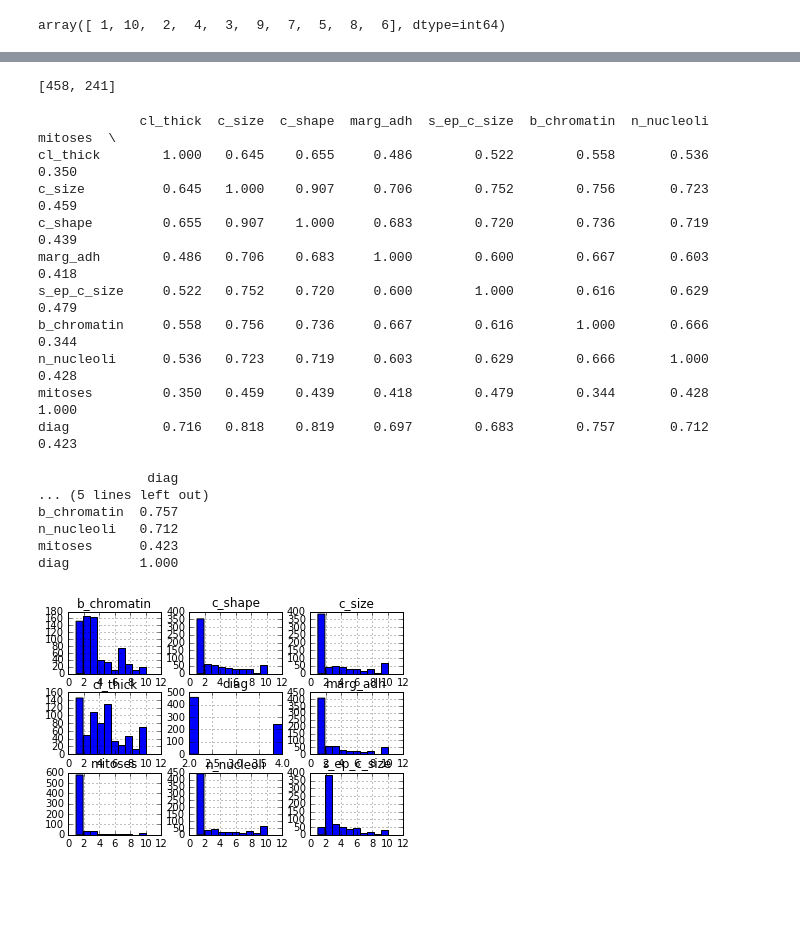
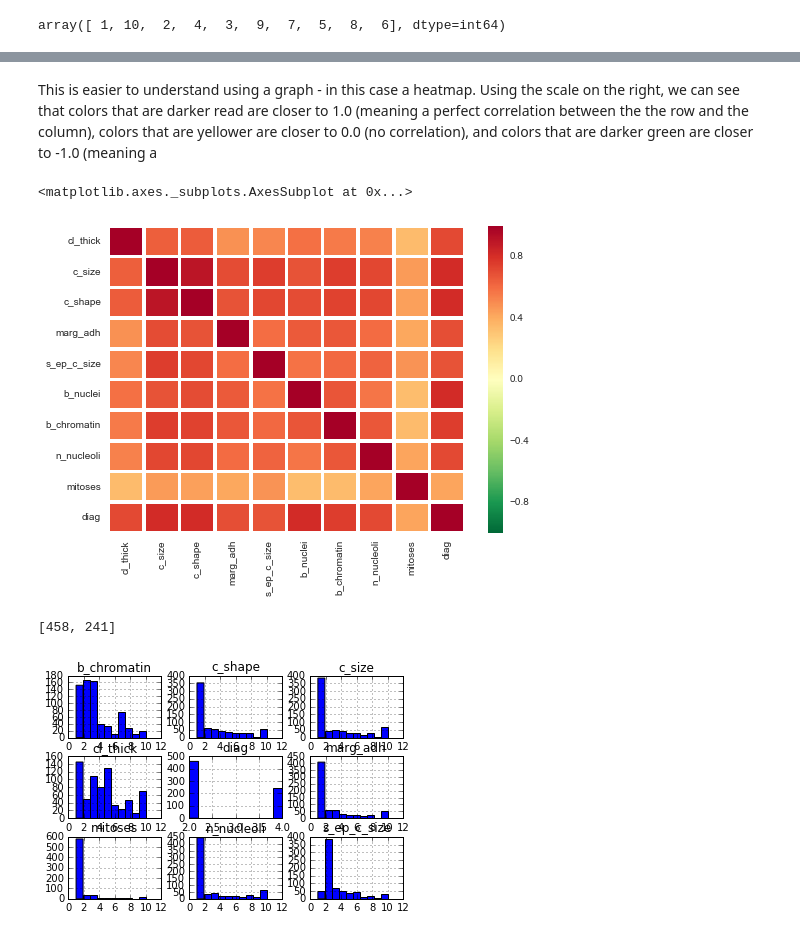
Before and after one commit to sethbunke/IntroductionToMachineLearning-LogisticRegression, a Jupyter notebook: ipython_notebooks/Introduction to Machine Learning - Logistic Regression.ipynb, the cells around one changed output, grey strips where cells are left out. Cells and saved outputs as stored; diff of their text form; code cells hidden in the pictures; blank space fills up the shorter version.

Commit message:
correlation heatmap working

```diff
--- a/ipython_notebooks/Introduction to Machine Learning - Logistic Regression.ipynb
+++ b/ipython_notebooks/Introduction to Machine Learning - Logistic Regression.ipynb
@@ -164,6 +124,0 @@ result.shape
-# %%
-#take all the values that are not -1 and calculate the mean; set the ? to the mean
-data.b_nuclei.replace(['?'],[pandas.np.nan],inplace=True)
-#pandas.unique(hh.b_nuclei.ravel())
-#print(hh)
-pandas.unique(data.b_nuclei.ravel())
@@ -240,28 +176,15 @@ max      4.000
+# %% [markdown]
+This is easier to understand using a graph - in this case a heatmap. Using the scale on the right, we can see that colors that are darker read are closer to 1.0 (meaning a perfect correlation between the the row and the column), colors that are yellower are closer to 0.0 (no correlation), and colors that are darker green are closer to -1.0 (meaning a
+# %%
+correlations = data.corr(method='pearson')
+sns.heatmap(correlations, cmap='RdYlGn_r', vmax=1.0, vmin=-1.0, linewidths=2.5)
+# %% [output]
+<matplotlib.axes._subplots.AxesSubplot at 0x...>
+[figure, added]
 # %%
 [data[data.diag == 2].shape[0],data[data.diag != 2].shape[0]]
 # %% [output]
 [458, 241]
-# %%
-correlations = data.corr(method='pearson')
-print(correlations)
-# %% [output]
-             cl_thick  c_size  c_shape  marg_adh  s_ep_c_size  b_chromatin  n_nucleoli  mitoses  \
-cl_thick        1.000   0.645    0.655     0.486        0.522        0.558       0.536    0.350
-c_size          0.645   1.000    0.907     0.706        0.752        0.756       0.723    0.459
-c_shape         0.655   0.907    1.000     0.683        0.720        0.736       0.719    0.439
-marg_adh        0.486   0.706    0.683     1.000        0.600        0.667       0.603    0.418
-s_ep_c_size     0.522   0.752    0.720     0.600        1.000        0.616       0.629    0.479
-b_chromatin     0.558   0.756    0.736     0.667        0.616        1.000       0.666    0.344
-n_nucleoli      0.536   0.723    0.719     0.603        0.629        0.666       1.000    0.428
-mitoses         0.350   0.459    0.439     0.418        0.479        0.344       0.428    1.000
-diag            0.716   0.818    0.819     0.697        0.683        0.757       0.712    0.423
-
-              diag
-... (5 lines left out)
-b_chromatin  0.757
-n_nucleoli   0.712
-mitoses      0.423
-diag         1.000
 # %%
 data.hist()
 plt.show()
```
Also changed, not shown: parts of 19 cells of this notebook.
